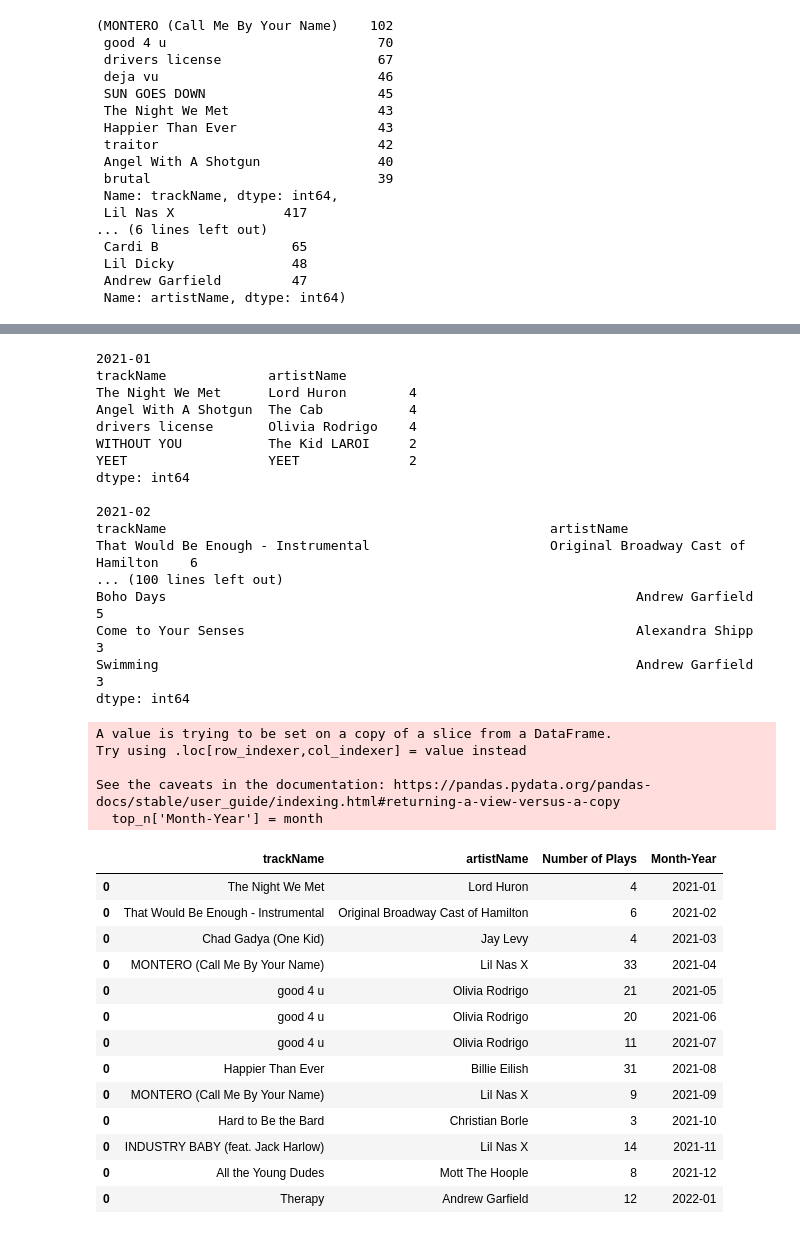
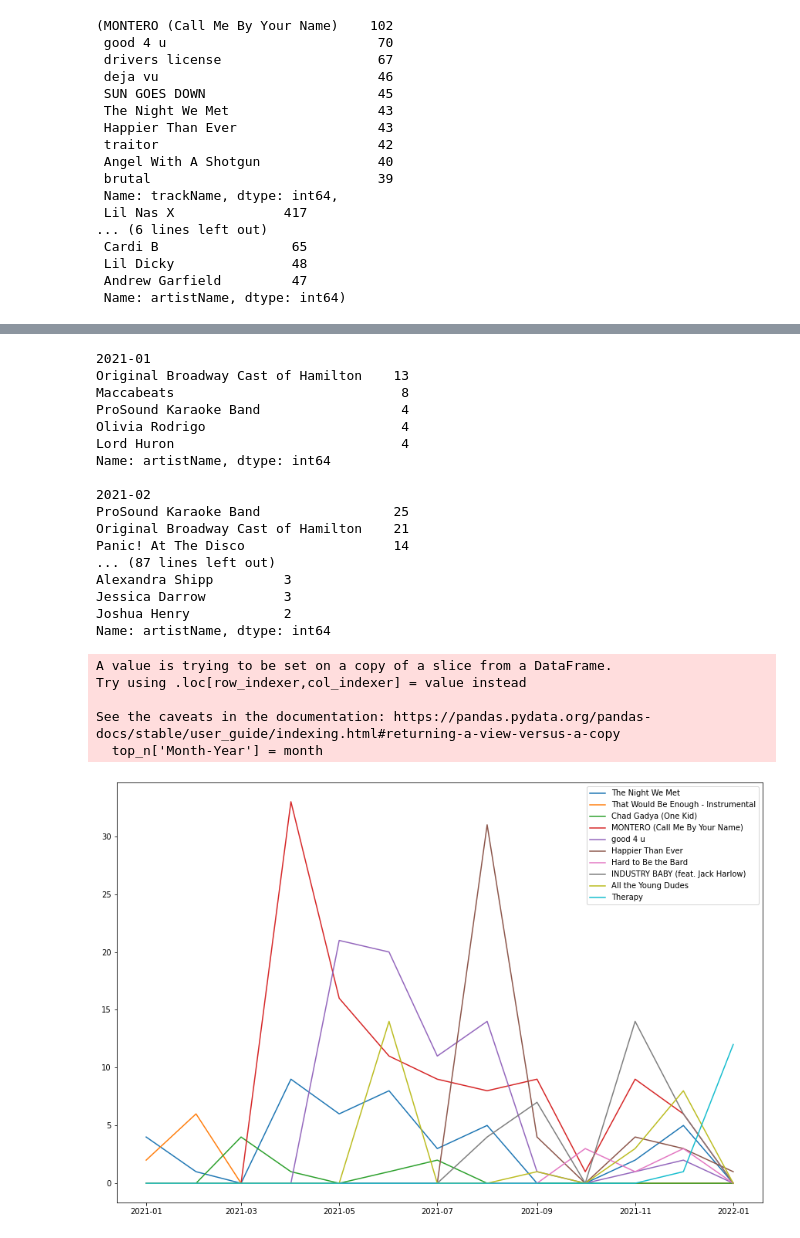
Before and after one commit to daphnaspira/Spotify-Wrapped-Plus, a Jupyter notebook: spotify_api.ipynb, the cells around one changed output, grey strips where cells are left out. Drawn from its saved outputs; the diff is of its cells as text; code cells hidden in the pictures.

```diff
--- a/spotify_api.ipynb
+++ b/spotify_api.ipynb
@@ -135,5 +160,5 @@ top_10_songs_overall.head(10), top_10_artists_overall.head(10)
  Andrew Garfield         47
  Name: artistName, dtype: int64)
 # %%
-daily_song_freqs_df = song_play_frequencies(df, days, 'Date')
-monthly_song_freqs_df = song_play_frequencies(df, months, 'Month-Year')
+daily_song_freqs_df = play_frequencies(df, days, 'Date', 'song')
+monthly_song_freqs_df = play_frequencies(df, months, 'Month-Year', 'song')
@@ -140,44 +187,34 @@ monthly_song_freqs_df = song_play_frequencies(df, months, 'Month-Year')
 # %%
-print_top_songs_per_month(df, months)
+print_top_per_month(df, months, 'artist')
 # %% [output]
 2021-01
-trackName             artistName
-The Night We Met      Lord Huron        4
-Angel With A Shotgun  The Cab           4
-drivers license       Olivia Rodrigo    4
-WITHOUT YOU           The Kid LAROI     2
-YEET                  YEET              2
-dtype: int64
+Original Broadway Cast of Hamilton    13
+Maccabeats                             8
+ProSound Karaoke Band                  4
+Olivia Rodrigo                         4
+Lord Huron                             4
+Name: artistName, dtype: int64
 
 2021-02
-trackName                                                 artistName
-That Would Be Enough - Instrumental                       Original Broadway Cast of Hamilton    6
-... (100 lines left out)
-Boho Days                                                            Andrew Garfield     5
-Come to Your Senses                                                  Alexandra Shipp     3
-Swimming                                                             Andrew Garfield     3
-dtype: int64
+ProSound Karaoke Band                 25
+Original Broadway Cast of Hamilton    21
+Panic! At The Disco                   14
+... (87 lines left out)
+Alexandra Shipp         3
+Jessica Darrow          3
+Joshua Henry            2
+Name: artistName, dtype: int64
 # %%
-top_songs_df = top_songs_per_month(df, months)
-top_songs_df
+top_songs_df = top_per_month(df, months, 'song')
+top_artists_df = top_per_month(df, months, 'artist')
 # %% [output]
 A value is trying to be set on a copy of a slice from a DataFrame.
 Try using .loc[row_indexer,col_indexer] = value instead
 
 See the caveats in the documentation: https://pandas.pydata.org/pandas-docs/stable/user_guide/indexing.html#returning-a-view-versus-a-copy
   top_n['Month-Year'] = month
-|  | trackName | artistName | Number of Plays | Month-Year |
-| 0 | The Night We Met | Lord Huron | 4 | 2021-01 |
-| 0 | That Would Be Enough - Instrumental | Original Broadway Cast of Hamilton | 6 | 2021-02 |
-| 0 | Chad Gadya (One Kid) | Jay Levy | 4 | 2021-03 |
-| 0 | MONTERO (Call Me By Your Name) | Lil Nas X | 33 | 2021-04 |
-| 0 | good 4 u | Olivia Rodrigo | 21 | 2021-05 |
-| 0 | good 4 u | Olivia Rodrigo | 20 | 2021-06 |
-| 0 | good 4 u | Olivia Rodrigo | 11 | 2021-07 |
-| 0 | Happier Than Ever | Billie Eilish | 31 | 2021-08 |
-| 0 | MONTERO (Call Me By Your Name) | Lil Nas X | 9 | 2021-09 |
-| 0 | Hard to Be the Bard | Christian Borle | 3 | 2021-10 |
-| 0 | INDUSTRY BABY (feat. Jack Harlow) | Lil Nas X | 14 | 2021-11 |
-| 0 | All the Young Dudes | Mott The Hoople | 8 | 2021-12 |
-| 0 | Therapy | Andrew Garfield | 12 | 2022-01 |
+# %%
+plot_top_over_time(top_songs_df, monthly_song_freqs_df, months, 'Month-Year', 'song')
+# %% [output]
+[figure, added]
 # %%
```
Also changed, not shown: parts of 6 cells of this notebook, 2 other files.
